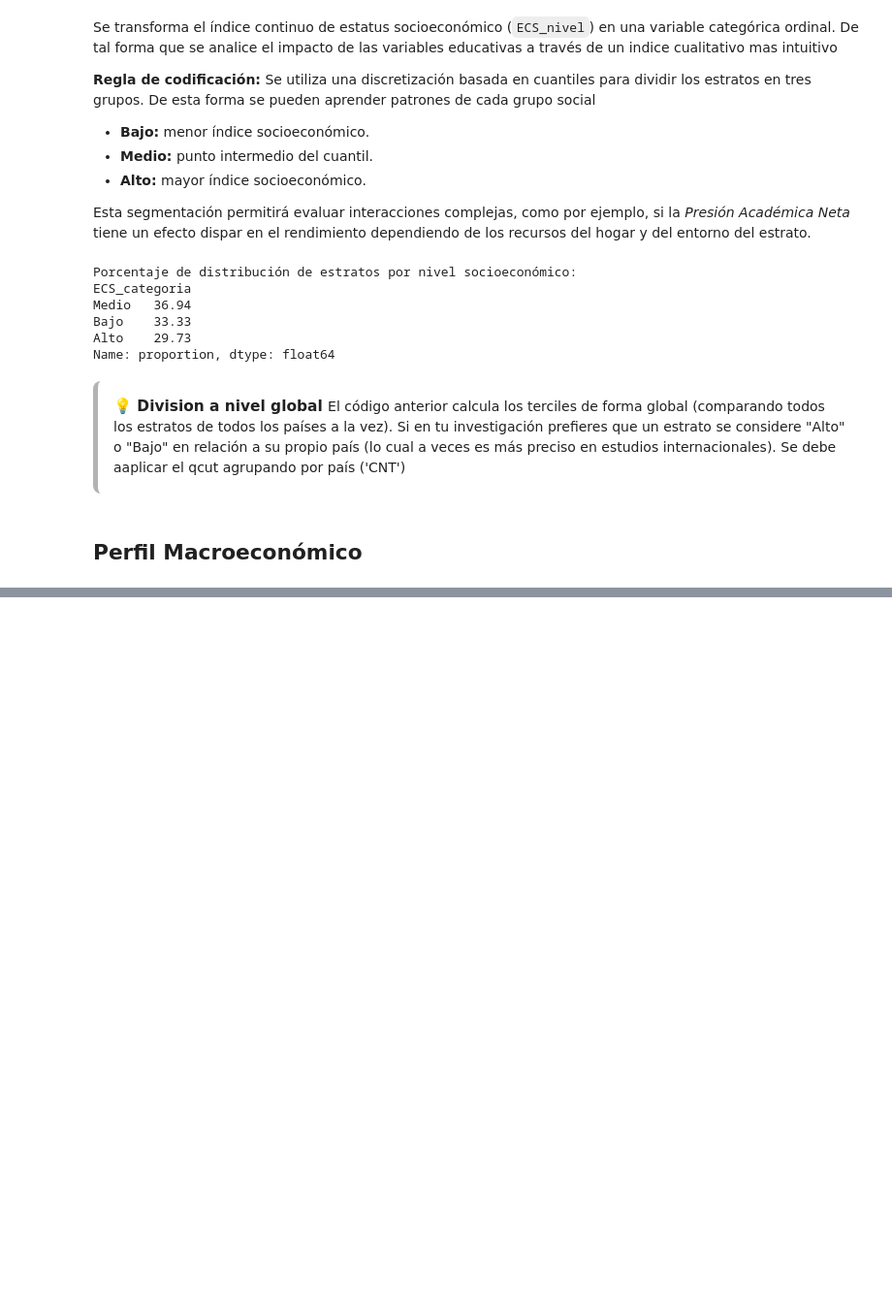
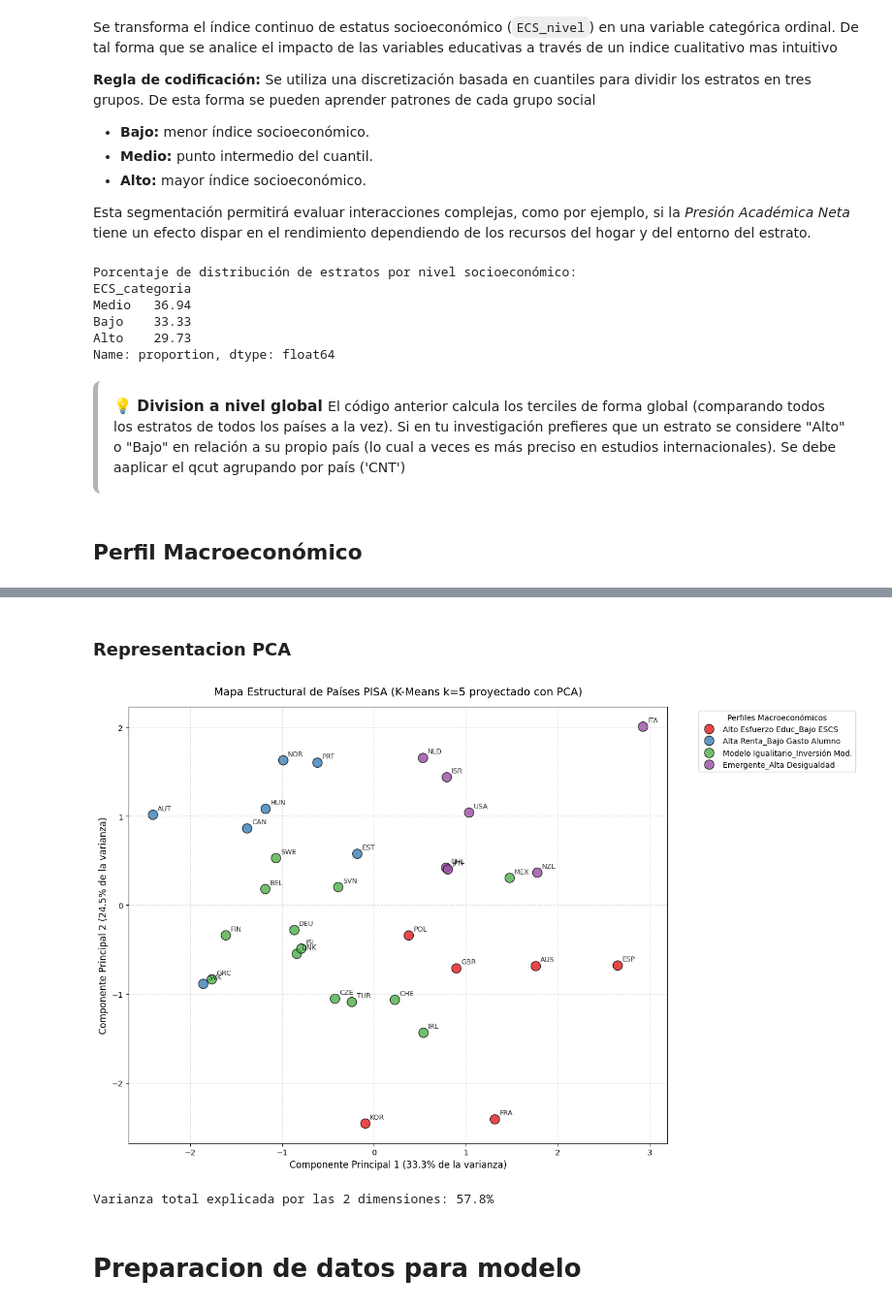
Before and after one commit to musero55/tfm_data_science, a Jupyter notebook: notebooks/fase_2_feature_engineering/02_data_panel_modelos.ipynb, the cells around one changed output, grey strips where cells are left out. Shown at 97% size. Cells and saved outputs as stored; diff of their text form; code cells hidden in the pictures; blank space fills up the shorter version.

```diff
--- a/notebooks/fase_2_feature_engineering/02_data_panel_modelos.ipynb
+++ b/notebooks/fase_2_feature_engineering/02_data_panel_modelos.ipynb
@@ -323,0 +448,57 @@ Para dotar al modelo de un contexto estructural simplificado, se segmentan los p
+# %%
+mapa_nombres = {
+    0: "Alto Esfuerzo Educ_Bajo ESCS",
+    1: "Modelo Igualitario_Inversión Mod.",
+    2: "Alta Renta_Bajo Gasto Alumno",
+    3: "Emergente_Alta Desigualdad",
+}
+df_macro_pais['Perfil_Pais'] = df_macro_pais['Perfil_Pais'].map(mapa_nombres)
+# %% [markdown]
+### Representacion PCA
+# %%
+#Aplicamos el PCA y reducimos el numero de variables a 2 componentes
+pca = PCA(n_components=2)
+componentes_pca = pca.fit_transform(datos_macro_escalados)
+
+df_macro_pais['PCA_1'] = componentes_pca[:, 0]
+df_macro_pais['PCA_2'] = componentes_pca[:, 1]
+
+# Extraemos el % de información que contiene cada componente
+var_exp = pca.explained_variance_ratio_ * 100
+# %%
+# Dibujamos el scatter plot
+plt.figure(figsize=(14, 9))
+sns.scatterplot(
+    data=df_macro_pais,
+    x='PCA_1',
+    y='PCA_2',
+    hue='Perfil_Pais',
+    palette='Set1',
+    s=150,
+    edgecolor='black',
+    alpha=0.8
+)
+
+# Se añade el código del PAIS
+for i, pais in enumerate(df_macro_pais.index):
+    plt.annotate(
+        pais,
+        (df_macro_pais['PCA_1'].iloc[i] + 0.05, df_macro_pais['PCA_2'].iloc[i] + 0.05),
+        fontsize=9,
+        alpha=0.8
+    )
+
+# Formato estético del gráfico
+plt.title('Mapa Estructural de Países PISA (K-Means k=5 proyectado con PCA)', fontsize=14, pad=15)
+plt.xlabel(f'Componente Principal 1 ({var_exp[0]:.1f}% de la varianza)', fontsize=12)
+plt.ylabel(f'Componente Principal 2 ({var_exp[1]:.1f}% de la varianza)', fontsize=12)
+plt.legend(title='Perfiles Macroeconómicos', bbox_to_anchor=(1.05, 1), loc='upper left')
+plt.grid(True, linestyle='--', alpha=0.4)
+plt.tight_layout()
+plt.show()
+
+# 4. Mostrar varianza total conservada
+print(f"Varianza total explicada por las 2 dimensiones: {var_exp.sum():.1f}%")
+# %% [output]
+[figure, added]
+Varianza total explicada por las 2 dimensiones: 57.8%
@@ -323,0 +513,2 @@ Para dotar al modelo de un contexto estructural simplificado, se segmentan los p
+# %% [markdown]
+# Preparacion de datos para modelo
```
Also changed, not shown: parts of 30 cells of this notebook, 4 other files.
